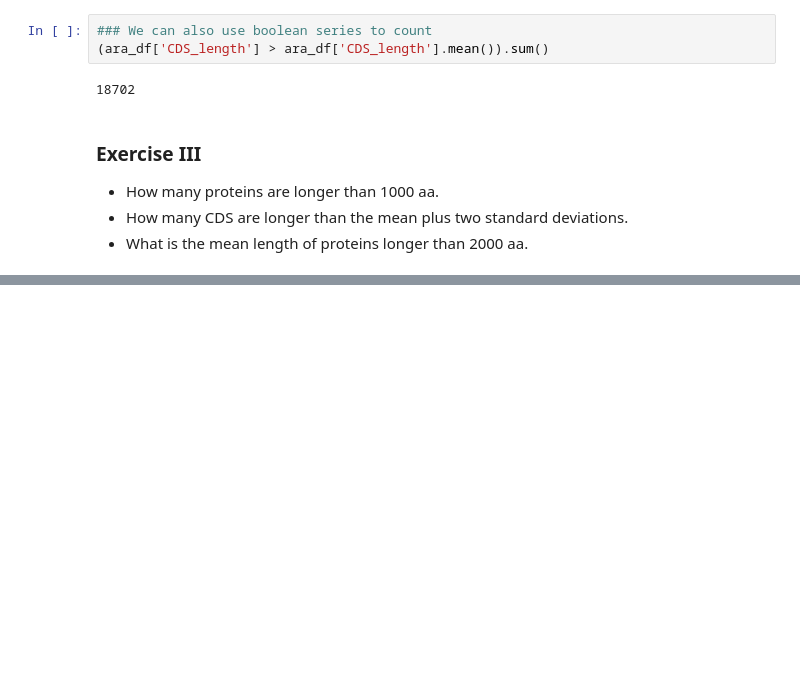
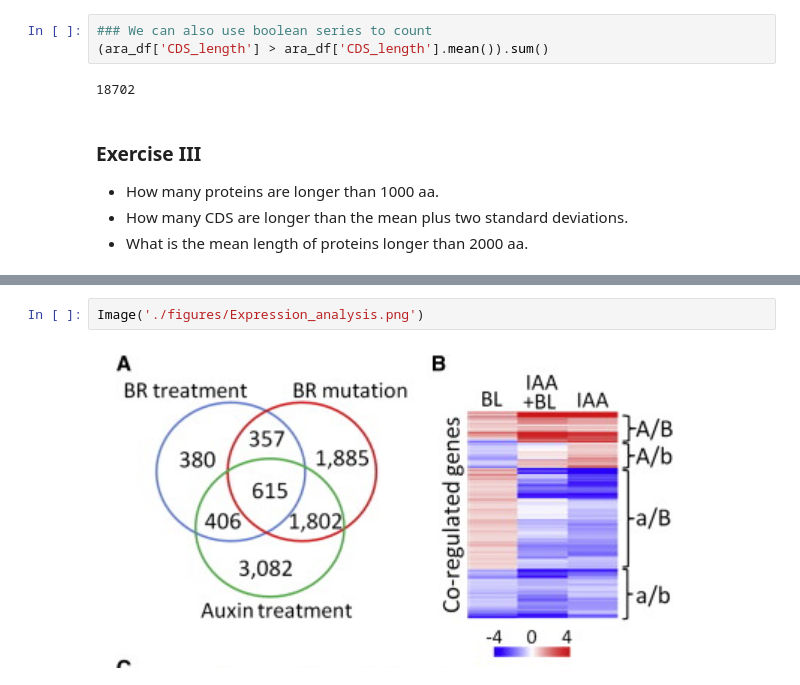
Before and after one commit to JanaSperschneider/Python_Intro_ANU_RSB, a Jupyter notebook: PythonProgramming_Session4.ipynb, the cells around one changed output, grey strips where cells are left out. Cells and saved outputs as stored; diff of their text form; blank space fills up the shorter version.

```diff
--- a/PythonProgramming_Session4.ipynb
+++ b/PythonProgramming_Session4.ipynb
@@ -324,0 +337,4 @@ ara_df[ara_df['CDS_length'] > ara_df['CDS_length'].mean()]
+# %%
+Image('./figures/Expression_analysis.png')
+# %% [output]
+[figure, added]
```
Also changed, not shown: parts of 25 cells of this notebook.
